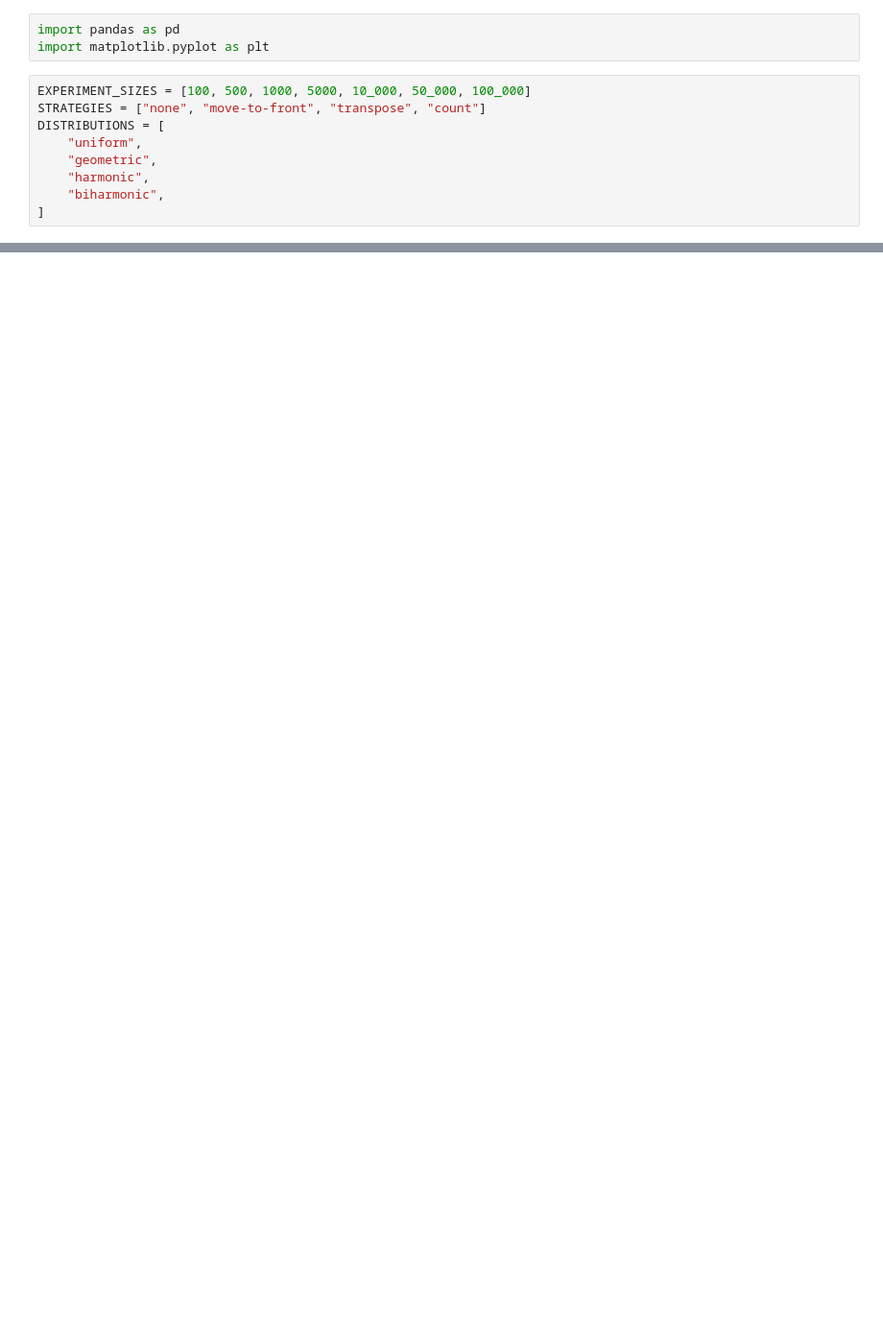
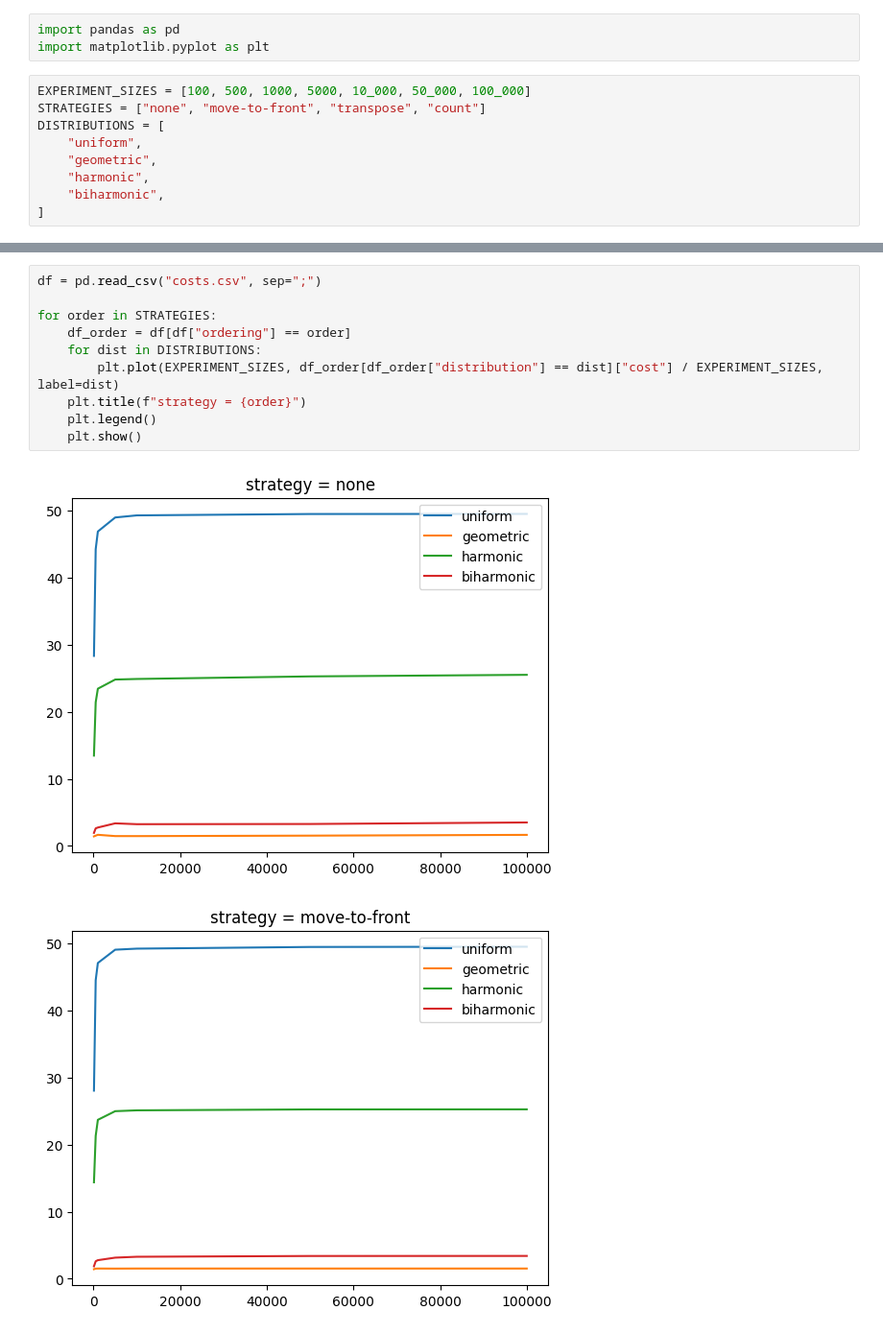
Before and after one commit to mikolajkrupinski/pwr-sem8, a Jupyter notebook: algorytmy-online/lista1/report.ipynb, the cells around one changed output, grey strips where cells are left out. Shown at 96% size. Cells and saved outputs as stored; diff of their text form; blank space fills up the shorter version.

```diff
--- a/algorytmy-online/lista1/report.ipynb
+++ b/algorytmy-online/lista1/report.ipynb
@@ -22,0 +28,13 @@ filtered_df.plot(x="size")
+# %%
+df = pd.read_csv("costs.csv", sep=";")
+
+for order in STRATEGIES:
+    df_order = df[df["ordering"] == order]
+    for dist in DISTRIBUTIONS:
+        plt.plot(EXPERIMENT_SIZES, df_order[df_order["distribution"] == dist]["cost"] / EXPERIMENT_SIZES, label=dist)
+    plt.title(f"strategy = {order}")
+    plt.legend()
+    plt.show()
+# %% [output]
+[figure, added]
+[figure, added]
```
Also changed, not shown: parts of 3 cells of this notebook.
